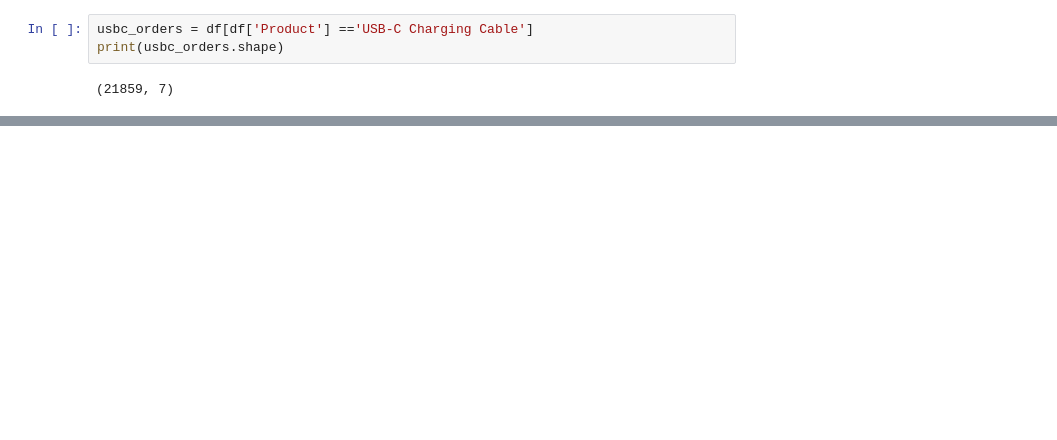
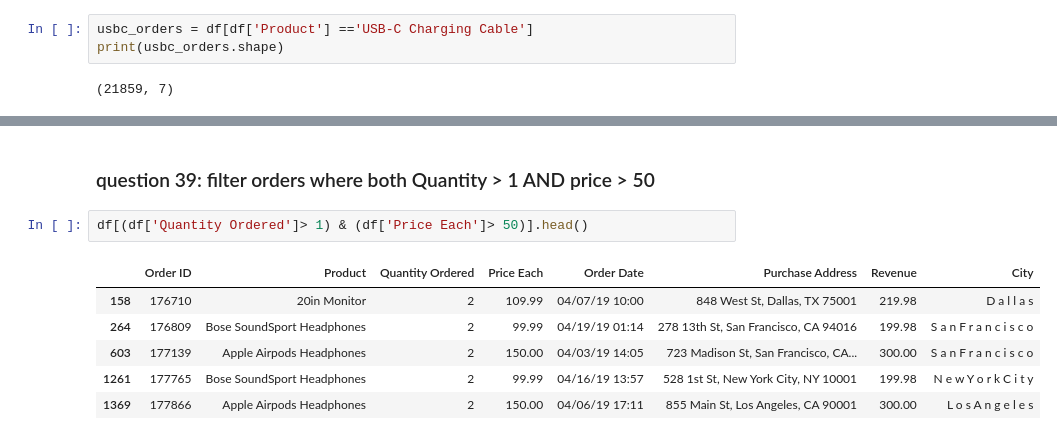
Before and after one commit to madarlya/Pandas-, a Jupyter notebook: ds_with_pandas_2.ipynb, the cells around one changed output, grey strips where cells are left out. Cells and saved outputs as stored; diff of their text form; blank space fills up the shorter version.

```diff
--- a/ds_with_pandas_2.ipynb
+++ b/ds_with_pandas_2.ipynb
@@ -291,0 +394,11 @@ print(usbc_orders.shape)
+# %% [markdown]
+### question 39: filter orders where both Quantity > 1 AND price > 50
+# %%
+df[(df['Quantity Ordered']> 1) & (df['Price Each']> 50)].head()
+# %% [output]
+|  | Order ID | Product | Quantity Ordered | Price Each | Order Date | Purchase Address | Revenue | City |
+| 158 | 176710 | 20in Monitor | 2 | 109.99 | 04/07/19 10:00 | 848 West St, Dallas, TX 75001 | 219.98 | D a l l a s |
+| 264 | 176809 | Bose SoundSport Headphones | 2 | 99.99 | 04/19/19 01:14 | 278 13th St, San Francisco, CA 94016 | 199.98 | S a n F r a n c i s c o |
+| 603 | 177139 | Apple Airpods Headphones | 2 | 150.00 | 04/03/19 14:05 | 723 Madison St, San Francisco, CA... | 300.00 | S a n F r a n c i s c o |
+| 1261 | 177765 | Bose SoundSport Headphones | 2 | 99.99 | 04/16/19 13:57 | 528 1st St, New York City, NY 10001 | 199.98 | N e w Y o r k C i t y |
+| 1369 | 177866 | Apple Airpods Headphones | 2 | 150.00 | 04/06/19 17:11 | 855 Main St, Los Angeles, CA 90001 | 300.00 | L o s A n g e l e s |
```
Also changed, not shown: parts of 19 cells of this notebook.
